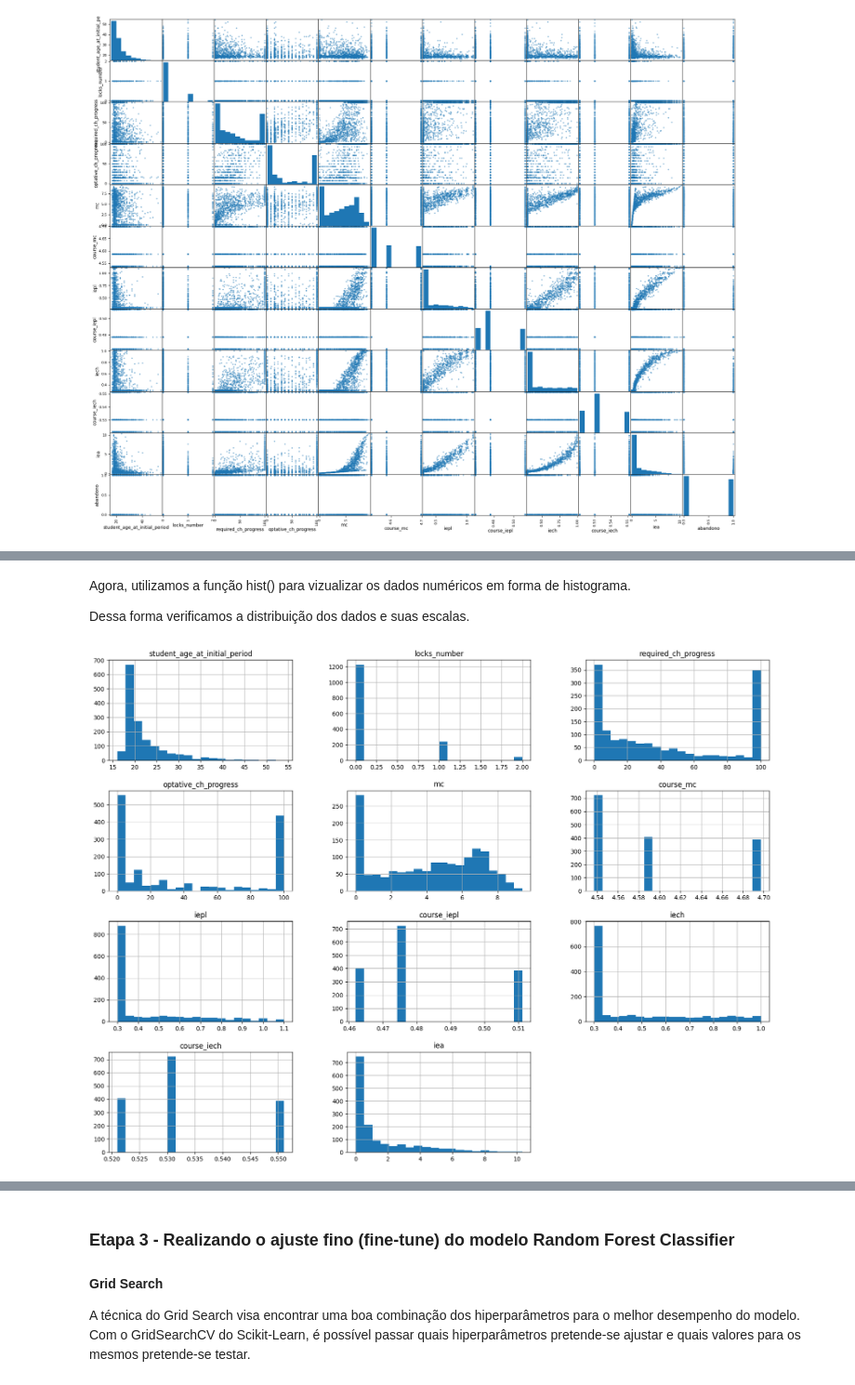
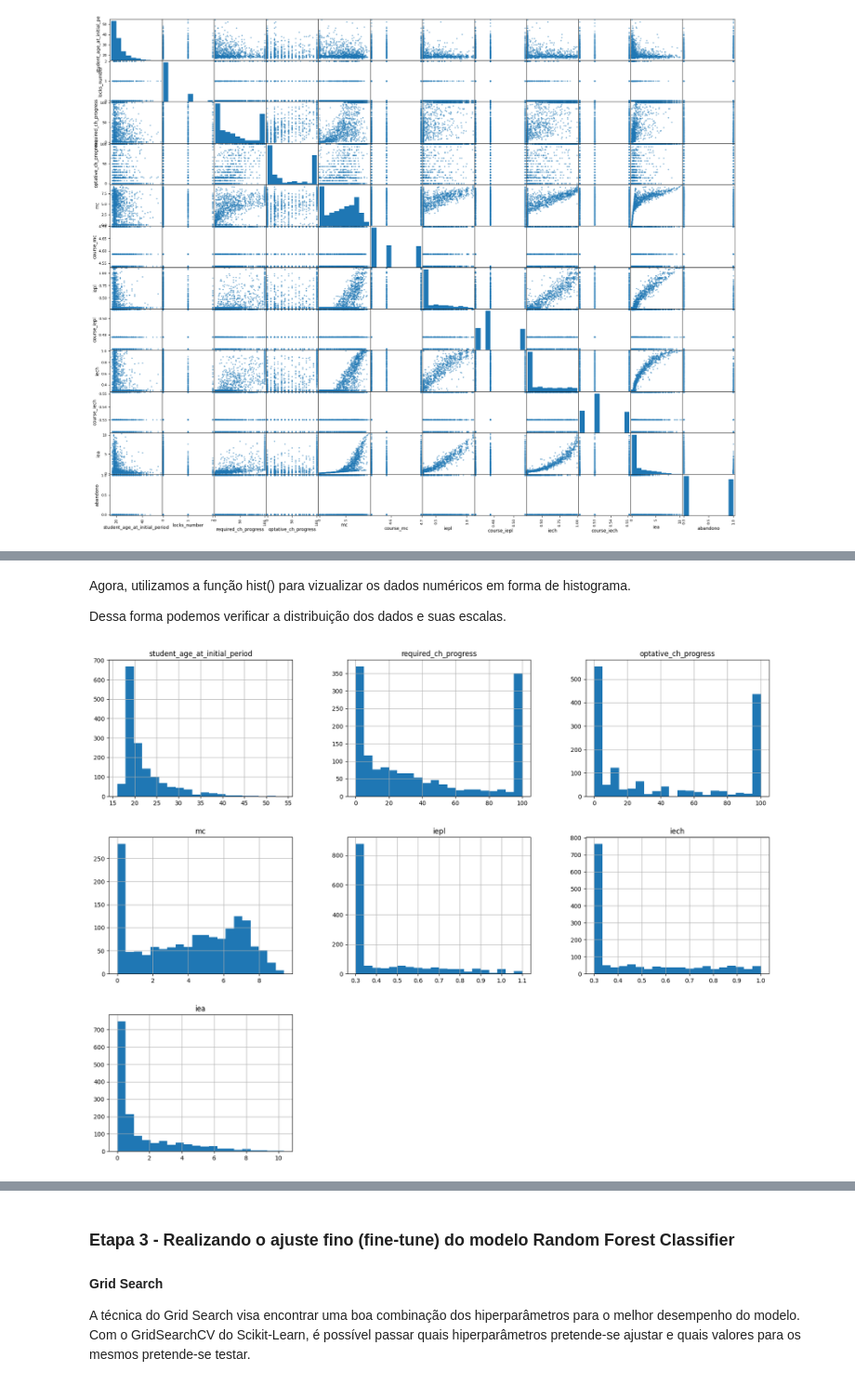
Before and after one commit to gabrielmoliva/Atividade-1---Machine-Learning, a Jupyter notebook: modelo.ipynb, the cells around one changed output, grey strips where cells are left out. Shown at 93% size. Drawn from its saved outputs; the diff is of its cells as text; code cells hidden in the pictures.

```diff
--- a/modelo.ipynb
+++ b/modelo.ipynb
@@ -183,0 +212,3 @@ array([[<Axes: xlabel='student_age_at_initial_period', ylabel='student_age_at_in
+# %%
+df = df.drop(columns=['locks_number', 'course_mc', 'course_iepl', 'course_iech'])
+df.info()
@@ -184,13 +234,14 @@ array([[<Axes: xlabel='student_age_at_initial_period', ylabel='student_age_at_in
 # %% [markdown]
 Agora, utilizamos a função hist() para vizualizar os dados numéricos em forma de histograma.
 
-Dessa forma verificamos a distribuição dos dados e suas escalas.
+Dessa forma podemos verificar a distribuição dos dados e suas escalas.
 # %%
 import matplotlib.pyplot as plt
 %matplotlib inline
 
+colunas_numericas = df.drop(columns=['abandono', 'course_name', 'ingress_form', 'curriculum_status']).columns
 df[colunas_numericas].hist(bins=20, figsize=(20,15))
 plt.show()
 # %% [output]
-[figure, old version]
+[figure, new version]
 # %% [markdown]
```
Also changed, not shown: parts of 28 cells of this notebook.
